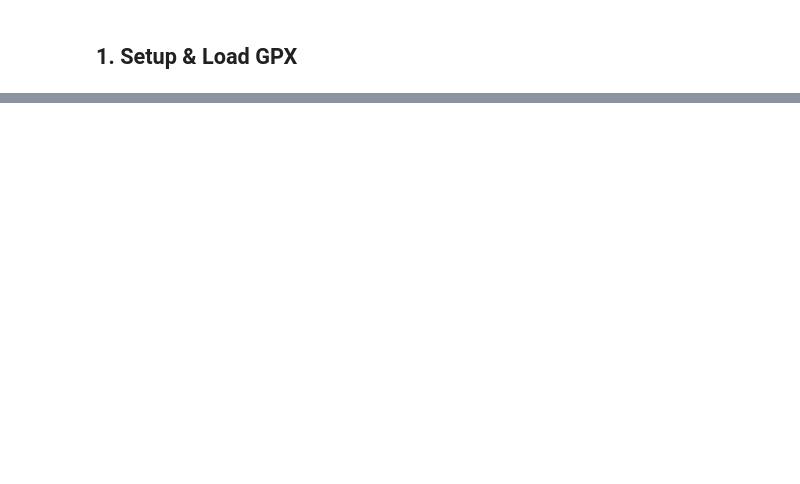
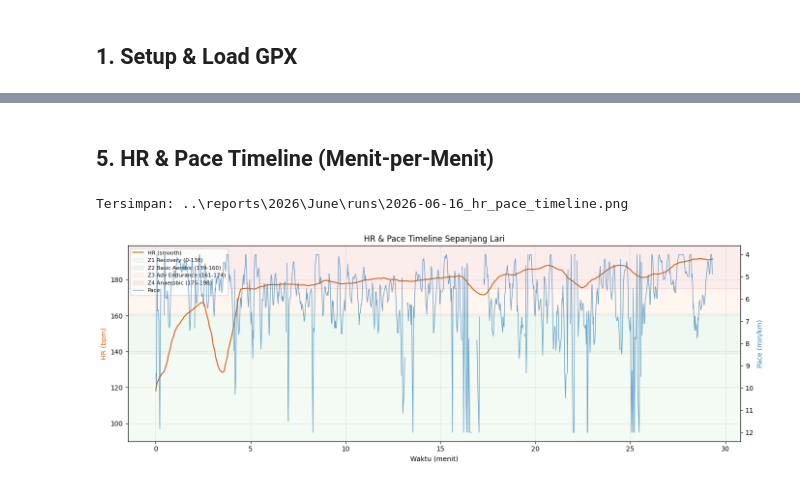
Before and after one commit to AngeloDusu/Strava-running-analysis, a Jupyter notebook: notebooks/run_deep_dive.ipynb, the cells around one changed output, grey strips where cells are left out. Drawn from its saved outputs; the diff is of its cells as text; code cells hidden in the pictures; blank space fills up the shorter version.

```diff
--- a/notebooks/run_deep_dive.ipynb
+++ b/notebooks/run_deep_dive.ipynb
@@ -655,0 +351,35 @@ Tersimpan: ..\reports\2026\June\runs\2026-06-14_summary.png
+# %% [markdown]
+## 5. HR & Pace Timeline (Menit-per-Menit)
+# %%
+fig, ax1 = plt.subplots(figsize=(14, 5))
+
+hr_smooth = df["hr"].rolling(30, center=True, min_periods=1).mean()
+ax1.plot(df["elapsed_min"], hr_smooth, color="#d95f0e", linewidth=1.5, label="HR (smooth)")
+
+# >>> CLAUDE FIX #3: zona Karvonen — sama persis dengan HR_ZONES setup
+for name, (lo, hi) in HR_ZONES.items():
+    ax1.axhspan(lo, hi, alpha=0.08, color=HR_ZONE_COLORS[name], label=f"{name} ({lo}-{hi-1})")
+
+ax1.set_ylabel("HR (bpm)", color="#d95f0e")
+ax1.set_ylim(90, 199)   # FIX: dulu 185, HR nyentuh 191 -> ke-clip
+ax1.set_xlabel("Waktu (menit)")
+ax1.set_title("HR & Pace Timeline Sepanjang Lari")
+ax1.grid(True, alpha=0.25)
+
+pace_plot = df["pace_min_km"].clip(4, 12)
+ax2 = ax1.twinx()
+ax2.plot(df["elapsed_min"], pace_plot, color="#2c7fb8", linewidth=1, alpha=0.7, label="Pace")
+ax2.set_ylabel("Pace (min/km)", color="#2c7fb8")
+ax2.invert_yaxis()
+
+l1, lb1 = ax1.get_legend_handles_labels()
+l2, lb2 = ax2.get_legend_handles_labels()
+ax1.legend(l1 + l2, lb1 + lb2, loc="upper left", fontsize=8)
+
+fig.tight_layout()
+fig.savefig(save_dir / f"{run_date}_hr_pace_timeline.png", dpi=150, bbox_inches="tight")
+print(f"Tersimpan: {save_dir / f'{run_date}_hr_pace_timeline.png'}")
+plt.show()
+# %% [output]
+Tersimpan: ..\reports\2026\June\runs\2026-06-16_hr_pace_timeline.png
+[figure, added]
```
Also changed, not shown: parts of 36 cells of this notebook, 5 other files.
